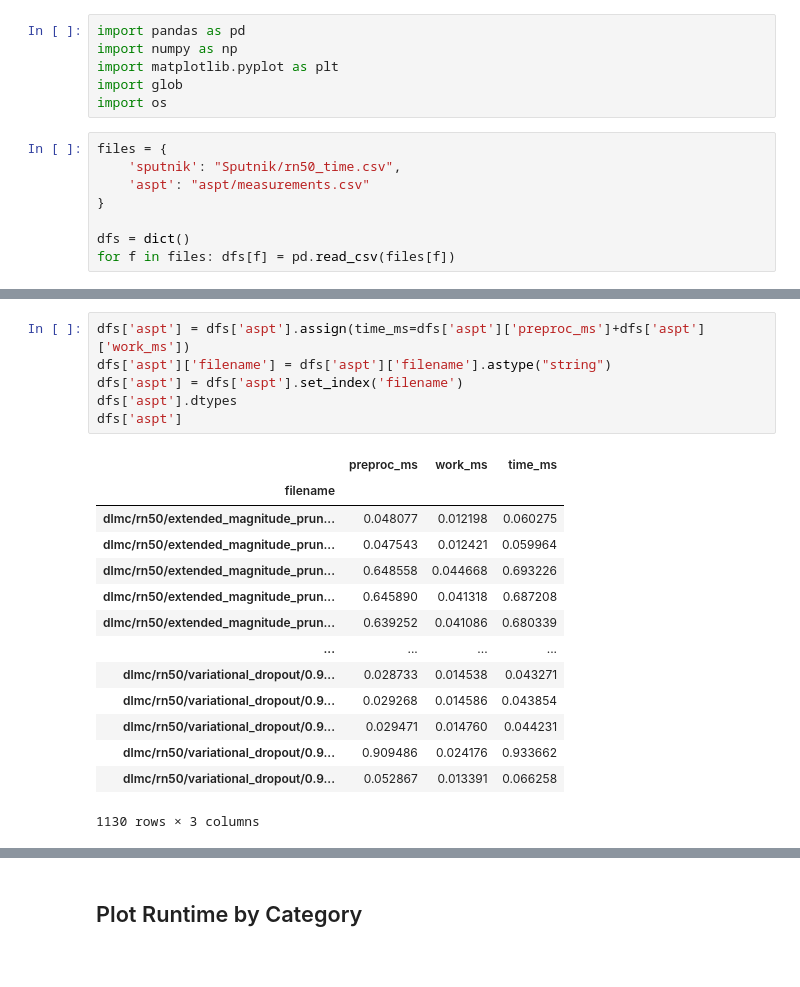
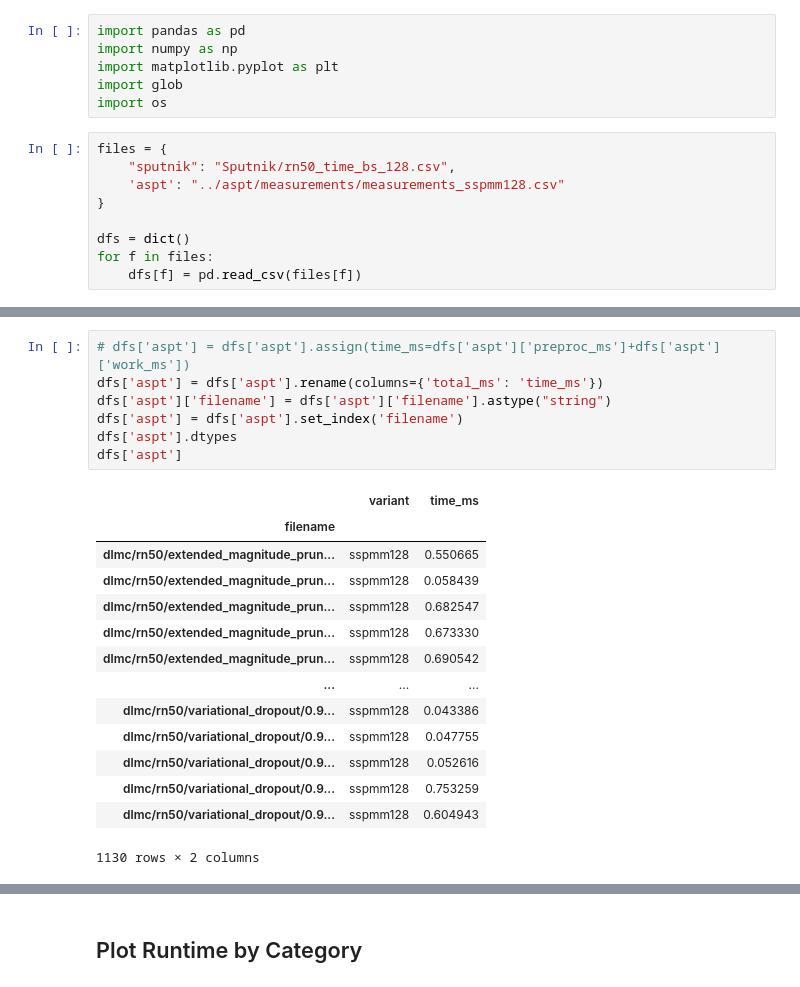
Before and after one commit to AdamAdli/cuda-benchmarks, a Jupyter notebook: benchmark/benchmark_plot.ipynb, the cells around one changed output, grey strips where cells are left out. Drawn from its saved outputs; the diff is of its cells as text.

```diff
--- a/benchmark/benchmark_plot.ipynb
+++ b/benchmark/benchmark_plot.ipynb
@@ -6,12 +6,13 @@ import glob
 import os
 # %%
 files = {
-    'sputnik': "Sputnik/rn50_time.csv",
-    'aspt': "aspt/measurements.csv"
+    "sputnik": "Sputnik/rn50_time_bs_128.csv",
+    'aspt': "../aspt/measurements/measurements_sspmm128.csv"
 }
 
 dfs = dict()
-for f in files: dfs[f] = pd.read_csv(files[f])
+for f in files:
+    dfs[f] = pd.read_csv(files[f])
 # %%
 dfs['sputnik'] = dfs['sputnik'].iloc[: , 1:]
 dfs['sputnik']['filename'] = dfs['sputnik']['filename'].astype("string")
@@ -35,25 +36,26 @@ dfs['sputnik']
 1130 rows × 1 columns
 # %%
-dfs['aspt'] = dfs['aspt'].assign(time_ms=dfs['aspt']['preproc_ms']+dfs['aspt']['work_ms'])
+# dfs['aspt'] = dfs['aspt'].assign(time_ms=dfs['aspt']['preproc_ms']+dfs['aspt']['work_ms'])
+dfs['aspt'] = dfs['aspt'].rename(columns={'total_ms': 'time_ms'})
 dfs['aspt']['filename'] = dfs['aspt']['filename'].astype("string")
 dfs['aspt'] = dfs['aspt'].set_index('filename')
 dfs['aspt'].dtypes
 dfs['aspt']
 # %% [output]
-|  | preproc_ms | work_ms | time_ms |
-| filename |  |  |  |
-| dlmc/rn50/extended_magnitude_prun... | 0.048077 | 0.012198 | 0.060275 |
-| dlmc/rn50/extended_magnitude_prun... | 0.047543 | 0.012421 | 0.059964 |
-| dlmc/rn50/extended_magnitude_prun... | 0.648558 | 0.044668 | 0.693226 |
-| dlmc/rn50/extended_magnitude_prun... | 0.645890 | 0.041318 | 0.687208 |
-| dlmc/rn50/extended_magnitude_prun... | 0.639252 | 0.041086 | 0.680339 |
-| ... | ... | ... | ... |
-| dlmc/rn50/variational_dropout/0.9... | 0.028733 | 0.014538 | 0.043271 |
-| dlmc/rn50/variational_dropout/0.9... | 0.029268 | 0.014586 | 0.043854 |
-| dlmc/rn50/variational_dropout/0.9... | 0.029471 | 0.014760 | 0.044231 |
-| dlmc/rn50/variational_dropout/0.9... | 0.909486 | 0.024176 | 0.933662 |
-| dlmc/rn50/variational_dropout/0.9... | 0.052867 | 0.013391 | 0.066258 |
+|  | variant | time_ms |
+| filename |  |  |
+| dlmc/rn50/extended_magnitude_prun... | sspmm128 | 0.550665 |
+| dlmc/rn50/extended_magnitude_prun... | sspmm128 | 0.058439 |
+| dlmc/rn50/extended_magnitude_prun... | sspmm128 | 0.682547 |
+| dlmc/rn50/extended_magnitude_prun... | sspmm128 | 0.673330 |
+| dlmc/rn50/extended_magnitude_prun... | sspmm128 | 0.690542 |
+| ... | ... | ... |
+| dlmc/rn50/variational_dropout/0.9... | sspmm128 | 0.043386 |
+| dlmc/rn50/variational_dropout/0.9... | sspmm128 | 0.047755 |
+| dlmc/rn50/variational_dropout/0.9... | sspmm128 | 0.052616 |
+| dlmc/rn50/variational_dropout/0.9... | sspmm128 | 0.753259 |
+| dlmc/rn50/variational_dropout/0.9... | sspmm128 | 0.604943 |
-1130 rows × 3 columns
+1130 rows × 2 columns
 # %%
 joined = pd.merge(dfs['aspt'], dfs['sputnik'], on='filename', how='inner', suffixes=('_aspt', '_sputnik'))
 joined
```
Also changed, not shown: parts of 9 cells of this notebook.
